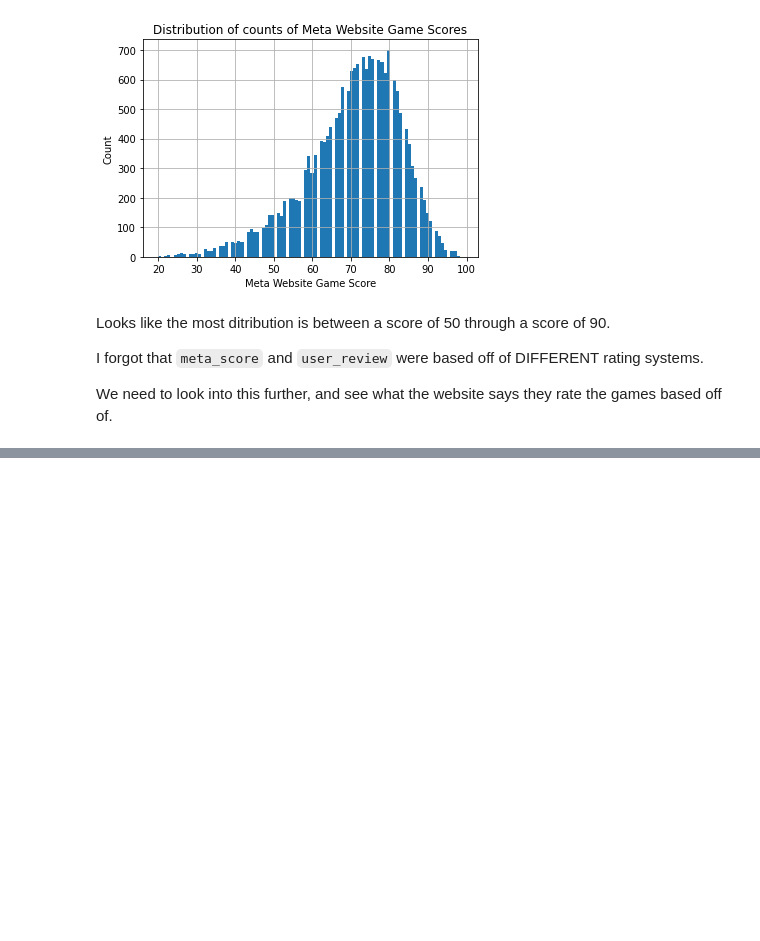
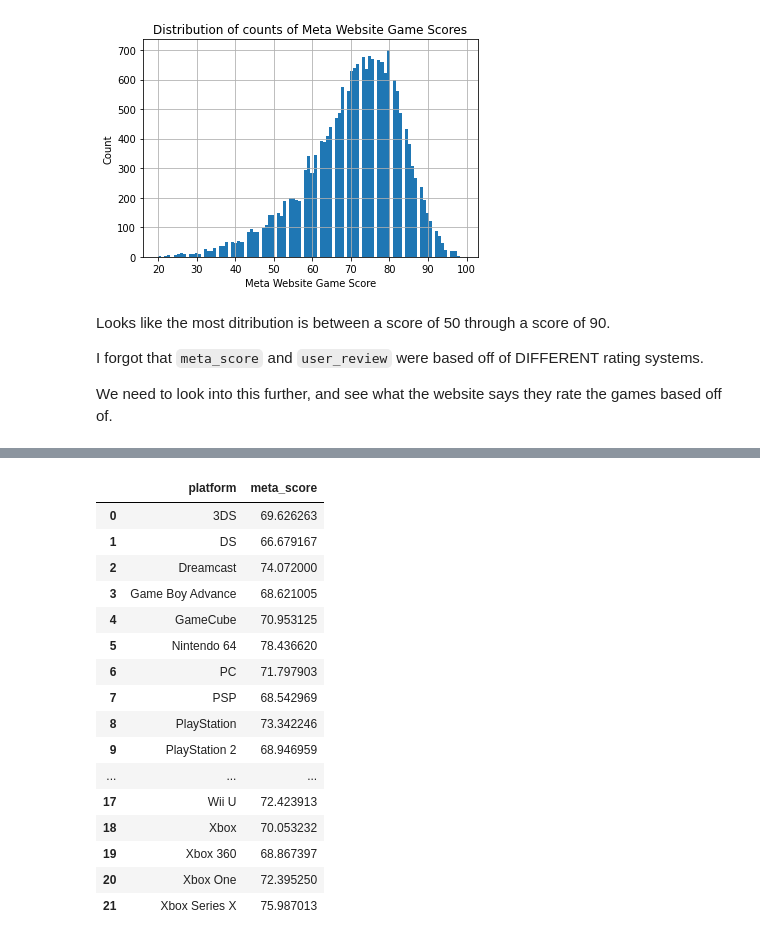
Before and after one commit to FayD21/Capstone-3-Top-Video-Game-Analysis, a Jupyter notebook: notebooks/Top_Video_Game_Review_data_wrangling_and_EDA.ipynb, the cells around one changed output, grey strips where cells are left out. Drawn from its saved outputs; the diff is of its cells as text; code cells hidden in the pictures; blank space fills up the shorter version.

```diff
--- a/notebooks/Top_Video_Game_Review_data_wrangling_and_EDA.ipynb
+++ b/notebooks/Top_Video_Game_Review_data_wrangling_and_EDA.ipynb
@@ -307,0 +373,21 @@ We need to look into this further, and see what the website says they rate the g
+# %%
+#Getting the average meta_score review based on a console(platform)
+vgr_data.groupby('platform', as_index=False)['meta_score'].mean()
+# %% [output]
+|  | platform | meta_score |
+| 0 | 3DS | 69.626263 |
+| 1 | DS | 66.679167 |
+| 2 | Dreamcast | 74.072000 |
+| 3 | Game Boy Advance | 68.621005 |
+| 4 | GameCube | 70.953125 |
+| 5 | Nintendo 64 | 78.436620 |
+| 6 | PC | 71.797903 |
+| 7 | PSP | 68.542969 |
+| 8 | PlayStation | 73.342246 |
+| 9 | PlayStation 2 | 68.946959 |
+| ... | ... | ... |
+| 17 | Wii U | 72.423913 |
+| 18 | Xbox | 70.053232 |
+| 19 | Xbox 360 | 68.867397 |
+| 20 | Xbox One | 72.395250 |
+| 21 | Xbox Series X | 75.987013 |
```
Also changed, not shown: parts of 9 cells of this notebook.
